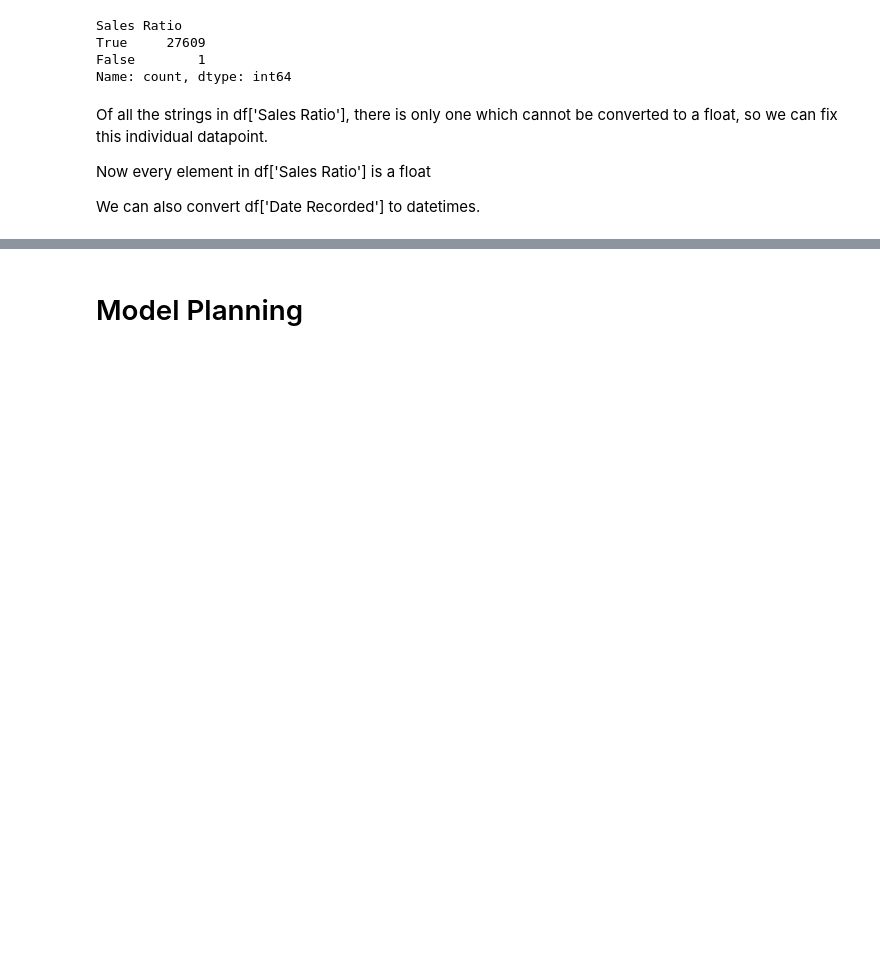
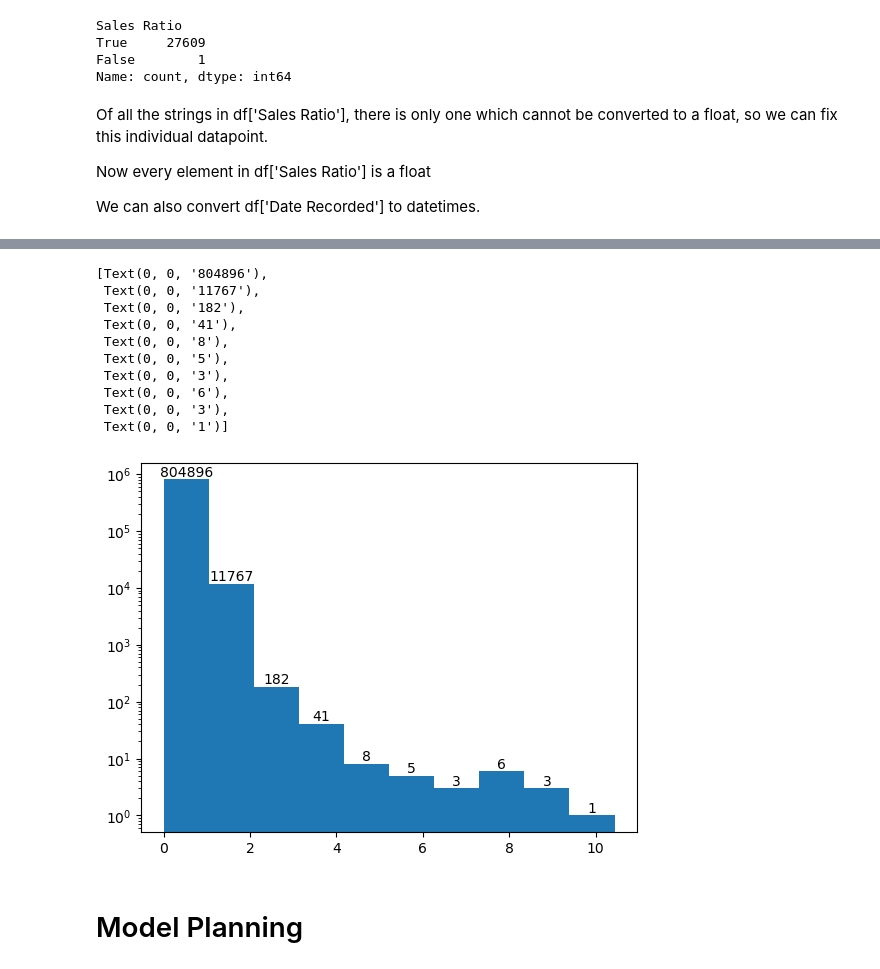
Before and after one commit to jonahmougoue/Connecticut-Real-Estate-Analysis, a Jupyter notebook: RealEstatePrediction.ipynb, the cells around one changed output, grey strips where cells are left out. Saved outputs shown, nothing was run; the diff lists cells and outputs as text; code cells hidden in the pictures; blank space fills up the shorter version.

```diff
--- a/RealEstatePrediction.ipynb
+++ b/RealEstatePrediction.ipynb
@@ -217,3 +324,21 @@ for missing_datum in missing_data:
+# %%
+for i in range(3):
+    df = df[df['Sales Ratio'] != df['Sales Ratio'].max()]
+_,_, bar = plt.hist(df['Sales Ratio'])
+plt.yscale('log')
+plt.bar_label(bar)
+# %% [output]
+[Text(0, 0, '804896'),
+ Text(0, 0, '11767'),
+ Text(0, 0, '182'),
+ Text(0, 0, '41'),
+ Text(0, 0, '8'),
+ Text(0, 0, '5'),
+ Text(0, 0, '3'),
+ Text(0, 0, '6'),
+ Text(0, 0, '3'),
+ Text(0, 0, '1')]
+[figure, added]
 # %% [markdown]
 # Model Planning
 # %%
```
Also changed, not shown: parts of 34 cells of this notebook.
